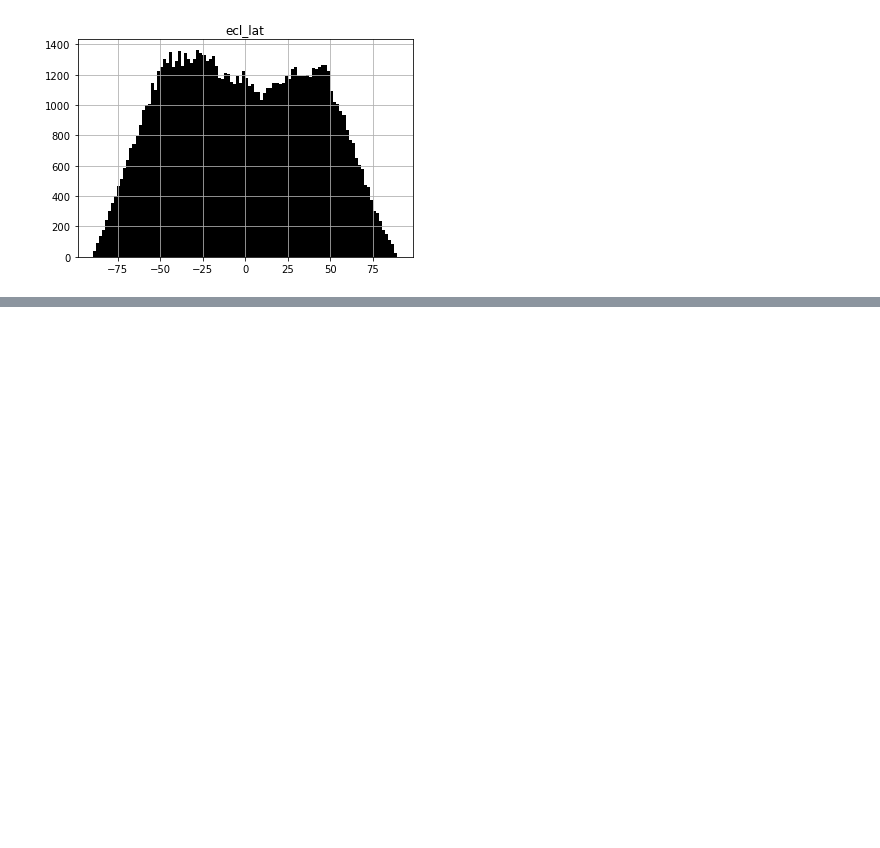
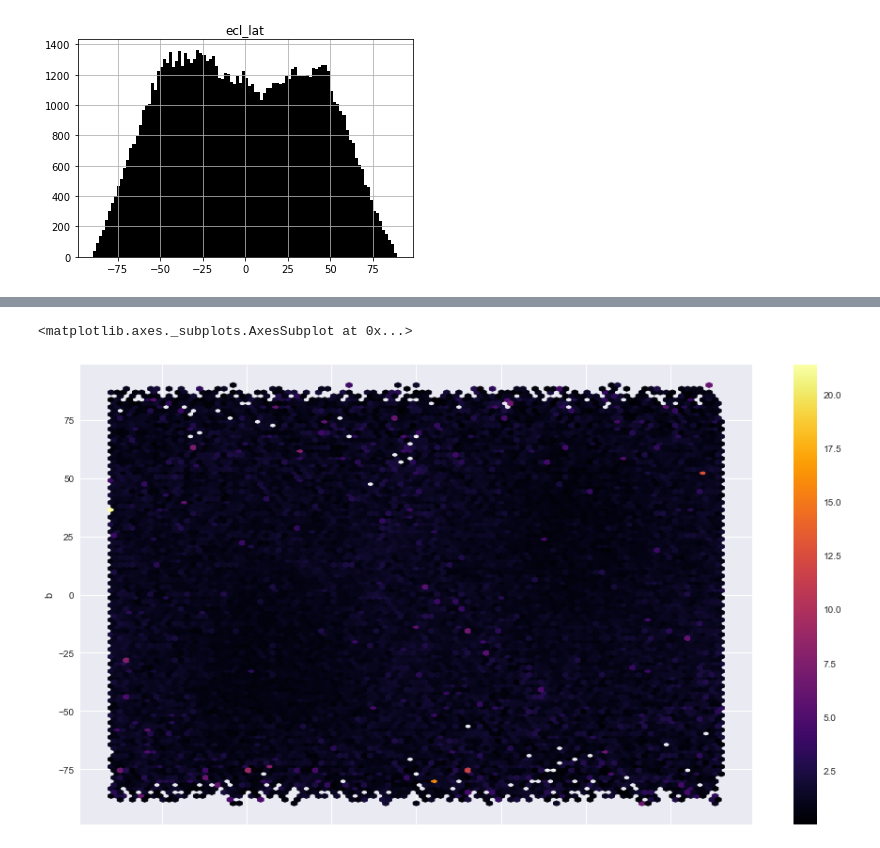
Before and after one commit to paantya/gaialib, a Jupyter notebook: k2018.ipynb, the cells around one changed output, grey strips where cells are left out. Cells and saved outputs as stored; diff of their text form; code cells hidden in the pictures; blank space fills up the shorter version.

```diff
--- a/k2018.ipynb
+++ b/k2018.ipynb
@@ -409,0 +423,5 @@ KeyboardInterrupt:
+# %%
+df_tgas_hip.plot.hexbin('l','b','parallax_difference',cmap='inferno',figsize=(16, 9))
+# %% [output]
+<matplotlib.axes._subplots.AxesSubplot at 0x...>
+[figure, added]
```
Also changed, not shown: parts of 6 cells of this notebook.
